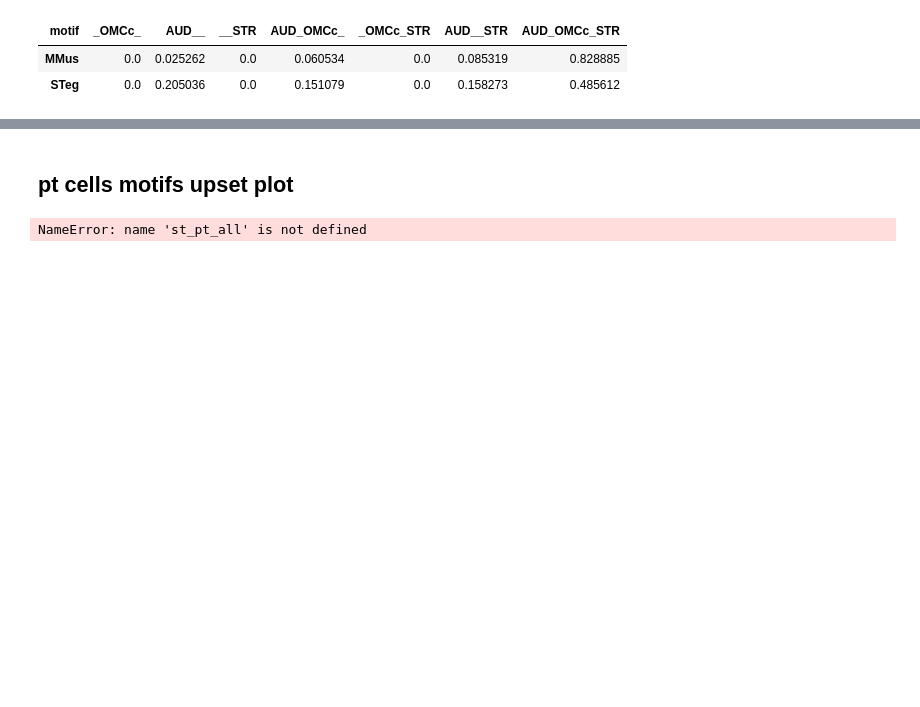
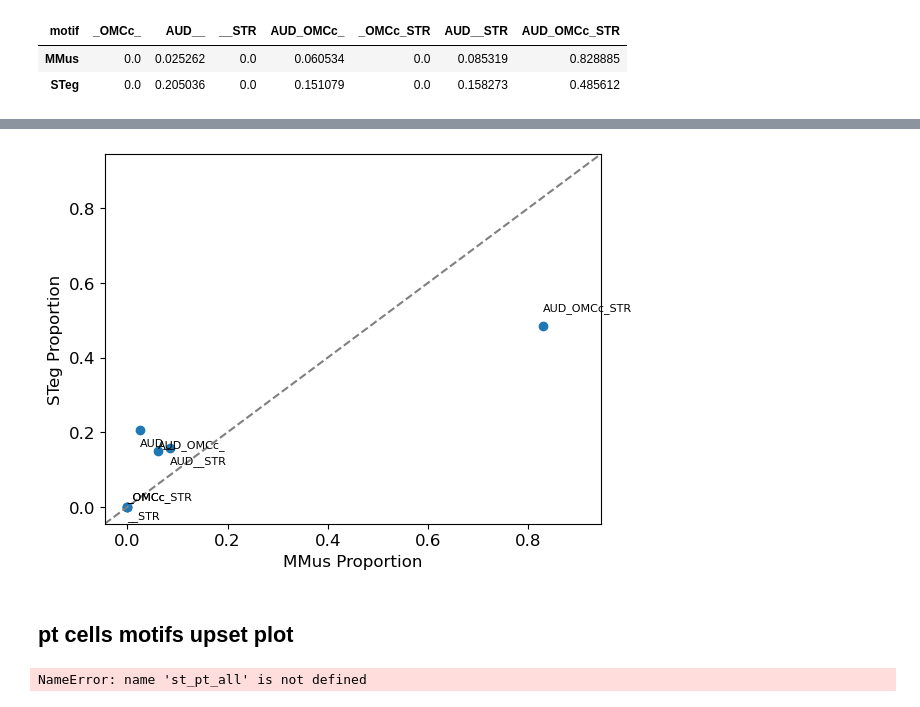
Before and after one commit to eisko/MAPseq_analysis, a Jupyter notebook: figure3_SC_v5_OMC.ipynb, the cells around one changed output, grey strips where cells are left out. Saved outputs shown, nothing was run; the diff lists cells and outputs as text; code cells hidden in the pictures; blank space fills up the shorter version.

```diff
--- a/figure3_SC_v5_OMC.ipynb
+++ b/figure3_SC_v5_OMC.ipynb
@@ -198,19 +199,22 @@ scatter_df
 # %%
-aud_prop
-
 plt.scatter(aud_prop["MMus"], aud_prop["STeg"])
+# tried to incorporate simulation means/std, didn't work?
 # plt.scatter(scatter_df["mm_means"], scatter_df["st_means"])
 # plt.errorbar(scatter_df['mm_means'], scatter_df['st_means'],
 #         xerr=scatter_df["mm_std"], fmt='|', color="black")
 # plt.errorbar(scatter_df['mm_means'], scatter_df['st_means'],
 #         yerr=scatter_df["st_std"], fmt='|', color="black")
 plt.axline((0,0), (0.9,0.9), color="grey", linestyle="--")
 for i in range(aud_prop.shape[0]):
     jit = randrange(-5,5)/100
-    plt.text(aud_prop.loc[i,"MMus"], aud_prop.loc[i,"STeg"]+jit, s=aud_prop.loc[i,"motif"], size=8)
-
-plt.savefig(out_path+"AUD_motif_scatter.jpeg", dpi=300, bbox_inches="tight")
+    plt.text(aud_prop.loc[i,"MMus"], aud_prop.loc[i,"STeg"]+jit,
+             s=aud_prop.loc[i,"motif"], size=8)
+plt.xlabel("MMus Proportion")
+plt.ylabel("STeg Proportion")
+# plt.savefig(out_path+"AUD_motif_scatter.jpeg", dpi=300, bbox_inches="tight")
 plt.show()
+# %% [output]
+[figure, added]
 # %% [markdown]
 ## pt cells motifs upset plot
 # %%
```
Also changed, not shown: parts of 8 cells of this notebook, 6 other files.
